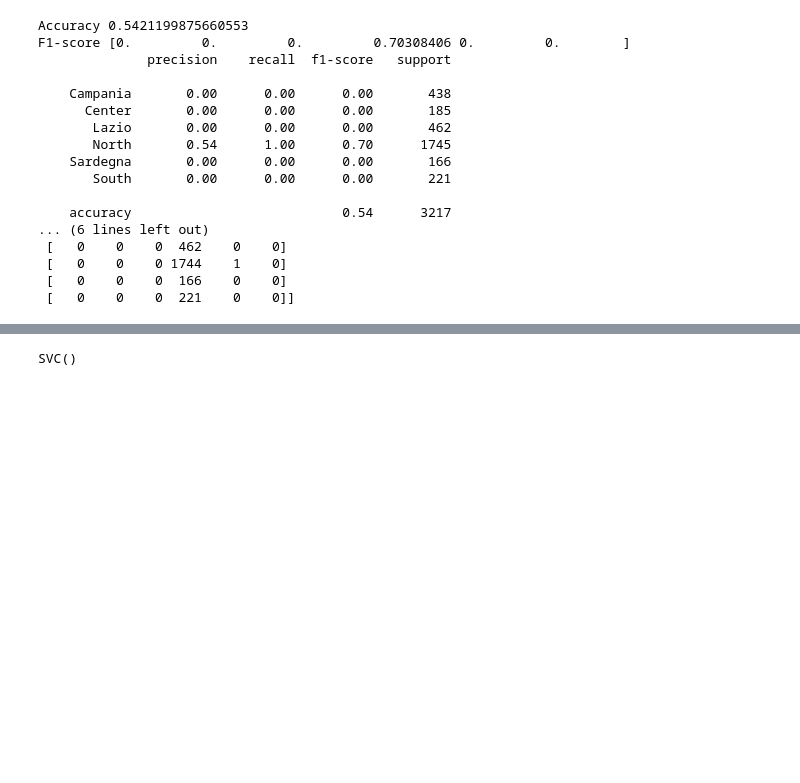
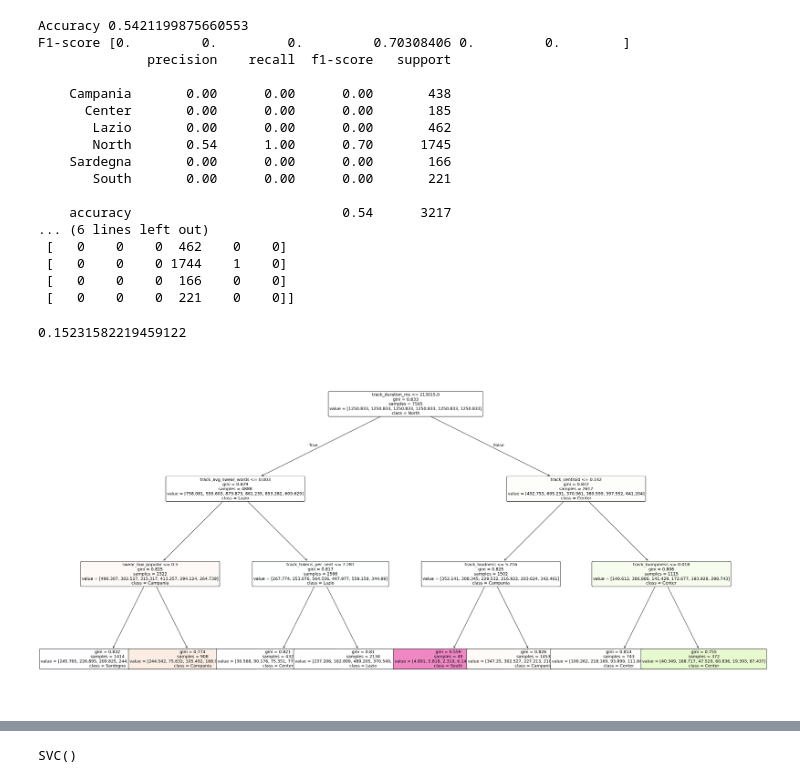
Before and after one commit to Ludovico1104/Progetto-I2ML, a Jupyter notebook: classification.ipynb, the cells around one changed output, grey strips where cells are left out. Cells and saved outputs as stored; diff of their text form; code cells hidden in the pictures; blank space fills up the shorter version.

```diff
--- a/classification.ipynb
+++ b/classification.ipynb
@@ -47,7 +47,7 @@ mask = (track_year_num > active_start_year_num) & (track_year_num < 2027)
 merged["track_year"] = track_year_num.where(mask, pd.NA)
 merged["track_tot_swear_words"] = merged["track_swear_IT"] + merged["track_swear_EN"]
 
-merged["track_presumed_flatness"] = pd.to_numeric(merged["track_spectral_complexity"], errors="coerce") / (
+merged["track_bumpiness"] = pd.to_numeric(merged["track_spectral_complexity"], errors="coerce") / (
     pd.to_numeric(merged["track_rolloff"], errors="coerce") - pd.to_numeric(merged["track_centroid"], errors="coerce")
 )
 
@@ -231,7 +299,7 @@ Sardegna    0.051067
 Name: artist_macro_region, dtype: float64
 # %%
 ds = pd.DataFrame(dtype="object")
-for col in ['track_loudness', 'track_bpm', 'track_duration_ms', 'track_pitch', 'track_lexical_density', 'track_centroid', 'track_n_tokens', 'track_tot_swear_words', 'track_tokens_per_sent', 'track_avg_swear_words', 'track_presumed_flatness', 'track_tokens_per_sec', 'artist_macro_region']:
+for col in ['track_loudness', 'track_bpm', 'track_duration_ms', 'track_pitch', 'track_lexical_density', 'track_centroid', 'track_n_tokens', 'track_tot_swear_words', 'track_tokens_per_sent', 'track_avg_swear_words', 'track_bumpiness', 'track_tokens_per_sec', 'artist_macro_region']:
     ds[col] = merged[col]
 # %% [output]
 See https://numpy.org/devdocs/release/1.25.0-notes.html and the docs for more information.  (Deprecated NumPy 1.25)
@@ -335,3 +401,26 @@ F1-score [0.         0.         0.         0.70308406 0.         0.        ]
  [   0    0    0 1744    1    0]
  [   0    0    0  166    0    0]
  [   0    0    0  221    0    0]]
+# %%
+clf=DecisionTreeClassifier(criterion='gini', max_depth=3, class_weight='balanced',
+                             min_samples_split=2, min_samples_leaf=1, )
+clf.fit(X_train, y_train)
+y_pred = clf.predict(X_test)
+print(accuracy_score(y_test, y_pred))
+# %% [output]
+0.15231582219459122
+# %%
+
+plt.figure(figsize=(30, 14), dpi=150)
+tree.plot_tree(
+    clf,
+    feature_names=predictors,
+    class_names=clf.classes_,
+    filled=True,
+    rounded=True,
+    fontsize=12,
+ )
+plt.tight_layout()
+plt.show()
+# %% [output]
+[figure, added]
```
Also changed, not shown: parts of 19 cells of this notebook.
